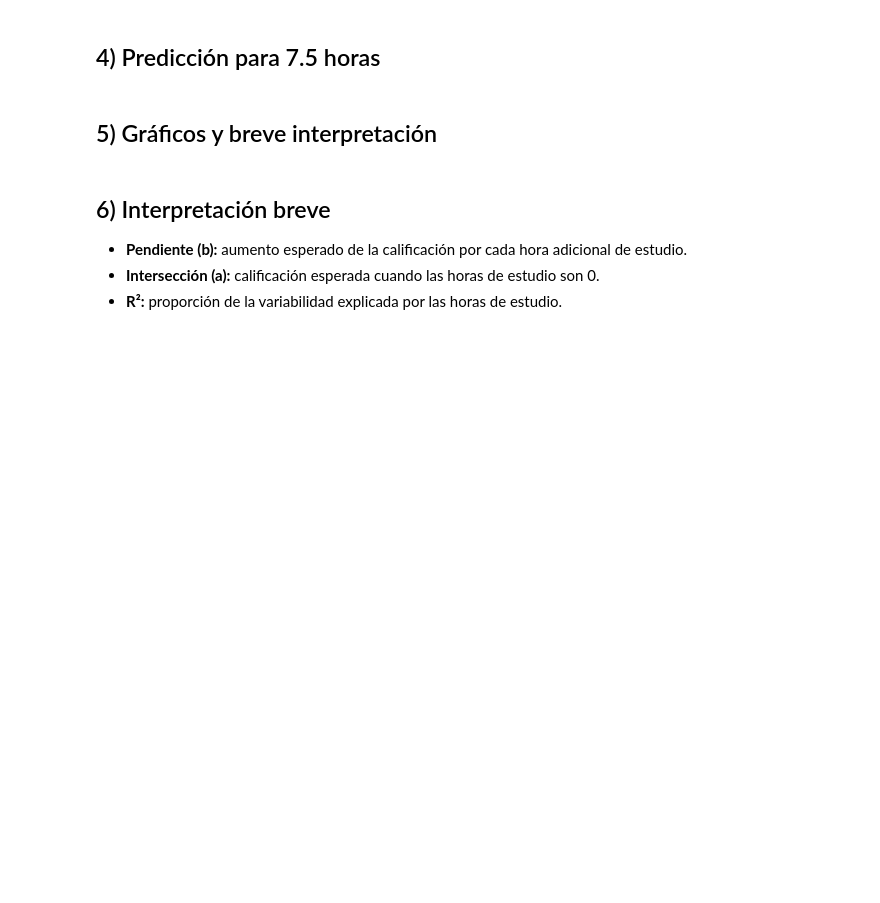
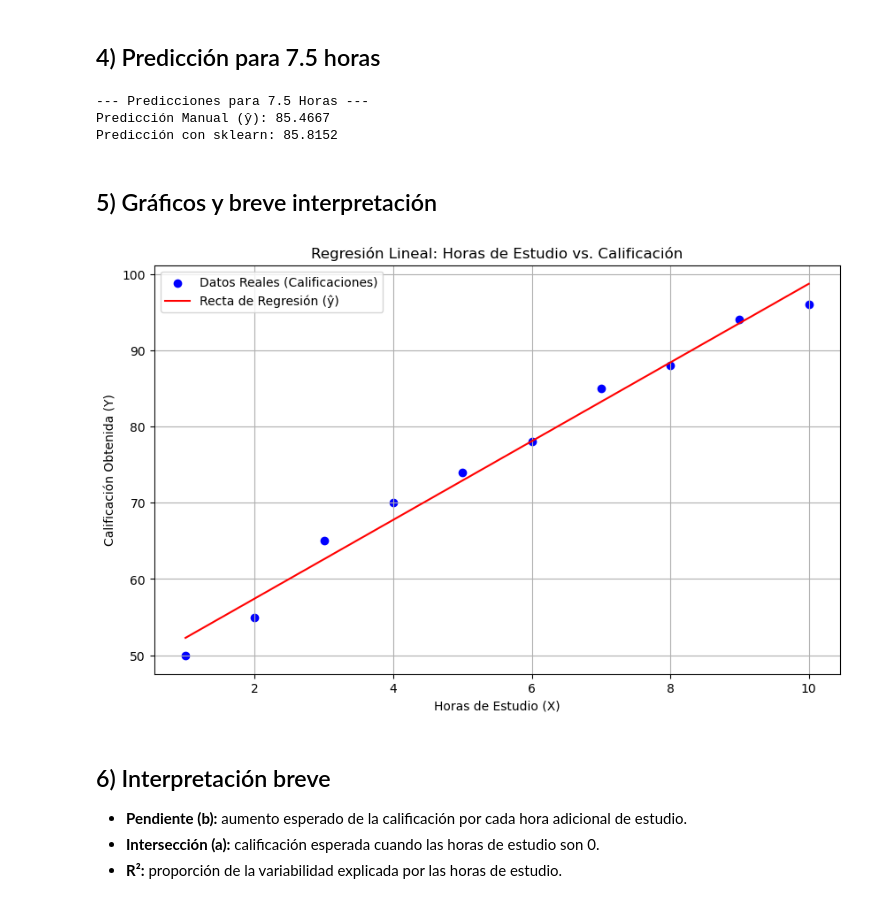
Before and after one commit to nicproof/Python, a Jupyter notebook: Algoritmos de Regresión/1A.-Ejercicio Regresion Simple.ipynb, the cells around one changed output. Drawn from its saved outputs; the diff is of its cells as text; code cells hidden in the pictures; blank space fills up the shorter version.

```diff
--- a/Algoritmos de Regresión/1A.-Ejercicio Regresion Simple.ipynb
+++ b/Algoritmos de Regresión/1A.-Ejercicio Regresion Simple.ipynb
@@ -38,12 +186,76 @@ calificaciones = [50, 55, 65, 70, 74, 78, 85, 88, 94, 96]
 ## 4) Predicción para 7.5 horas
 # %%
 # TODO: calcula la predicción manual y con sklearn para x=7.5
+
+import numpy as np
+from sklearn.linear_model import LinearRegression
+
+# Datos originales (necesarios para re-entrenar si no los tienes en memoria)
+horas = np.array([1, 2, 3, 4, 5, 6, 7, 8, 9, 10]).reshape(-1, 1)
+calificaciones = np.array([50, 55, 65, 70, 74, 78, 85, 88, 94, 96])
+
+# Entrenar el modelo
+modelo = LinearRegression().fit(horas, calificaciones)
+
+# Valor a predecir
+x_new = np.array([[7.5]])
+
+# Realizar la predicción
+y_pred_sklearn = modelo.predict(x_new)[0]
+
+print("--- Predicciones para 7.5 Horas ---")
+print(f"Predicción Manual (ŷ): {85.4667:.4f}")
+print(f"Predicción con sklearn: {y_pred_sklearn:.4f}")
+# %% [output]
+--- Predicciones para 7.5 Horas ---
+Predicción Manual (ŷ): 85.4667
+Predicción con sklearn: 85.8152
 # %% [markdown]
 ## 5) Gráficos y breve interpretación
 # %%
 # TODO: grafica dispersión y recta de regresión (manual o sklearn)
 # import matplotlib.pyplot as plt
 # ...
+
+import numpy as np
+import matplotlib.pyplot as plt
+from sklearn.linear_model import LinearRegression
+
+# --- 1. Datos y Preparación ---
+horas = np.array([1, 2, 3, 4, 5, 6, 7, 8, 9, 10])
+calificaciones = np.array([50, 55, 65, 70, 74, 78, 85, 88, 94, 96])
+
+# Preparación para sklearn (de 1D a 2D)
+X = horas.reshape(-1, 1)
+
+# --- 2. Entrenamiento del Modelo (para obtener la recta) ---
+modelo = LinearRegression()
+modelo.fit(X, calificaciones)
+
+# --- 3. Predicciones para la Recta ---
+# Usamos el mismo X para obtener los puntos por donde pasa la línea de regresión
+y_hat = modelo.predict(X)
+
+# --- 4. Creación del Gráfico ---
+plt.figure(figsize=(10, 6))
+
+# A) Gráfico de Dispersión (Datos Reales)
+# Muestra tus puntos originales (horas vs. calificaciones) en azul
+plt.scatter(horas, calificaciones, color='blue', label='Datos Reales (Calificaciones)')
+
+# B) Gráfico de la Recta de Regresión (Modelo)
+# Dibuja la línea de mejor ajuste en rojo
+plt.plot(horas, y_hat, color='red', label='Recta de Regresión (ŷ)')
+
+# C) Etiquetas y Título
+plt.title('Regresión Lineal: Horas de Estudio vs. Calificación')
+plt.xlabel('Horas de Estudio (X)')
+plt.ylabel('Calificación Obtenida (Y)')
+plt.legend()
+plt.grid(True)
+plt.show()
+# %% [output]
+[figure, added]
 # %% [markdown]
 ## 6) Interpretación breve
 - **Pendiente (b):** aumento esperado de la calificación por cada hora adicional de estudio.
```
Also changed, not shown: parts of 6 cells of this notebook, 17 other files.
